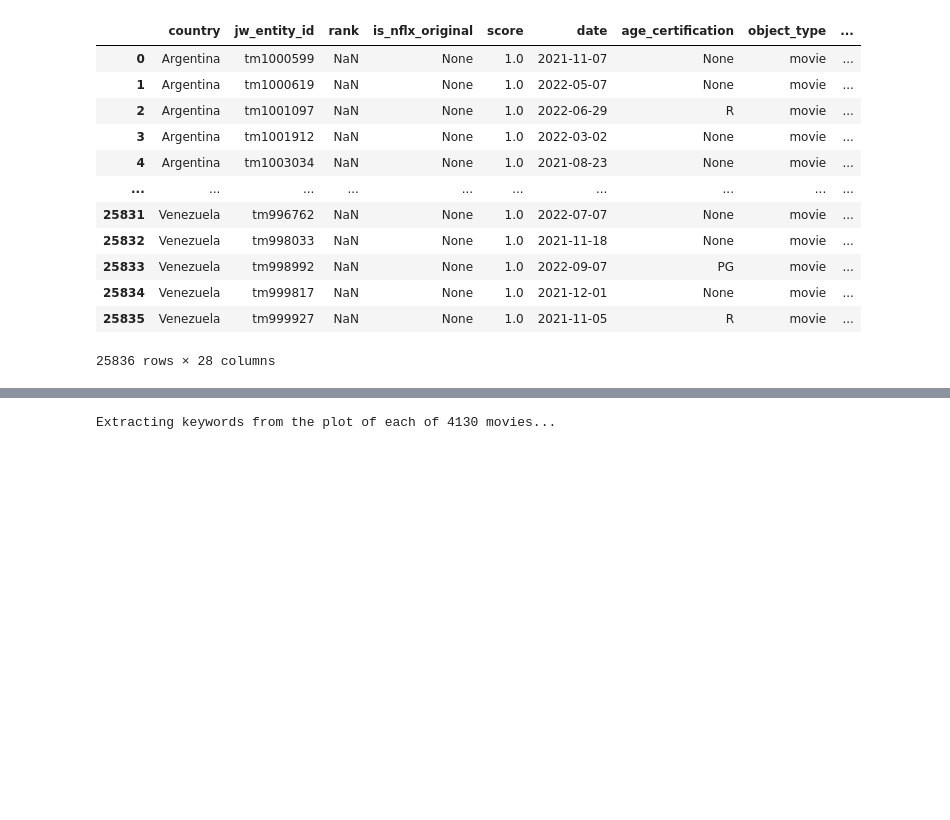
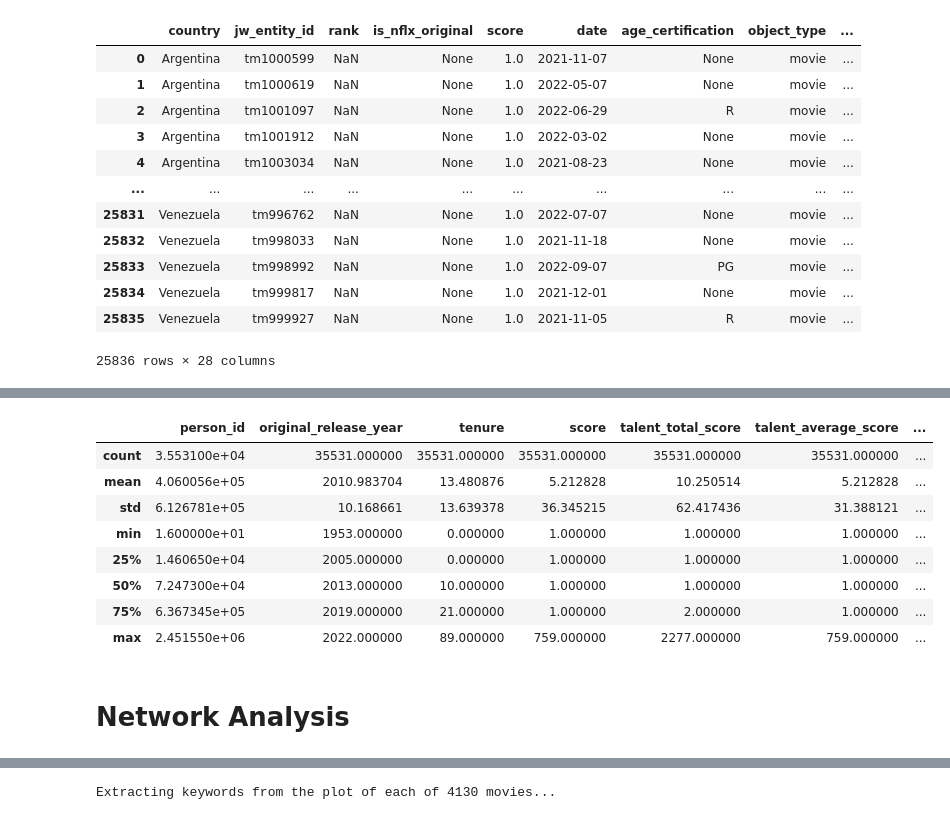
Before and after one commit to AlexCodeGlider/filmStreamingForecast, a Jupyter notebook: model.ipynb, the cells around one changed output, grey strips where cells are left out. Cells and saved outputs as stored; diff of their text form; code cells hidden in the pictures; blank space fills up the shorter version.

```diff
--- a/model.ipynb
+++ b/model.ipynb
@@ -88,0 +106,15 @@ talent
+# %%
+# Describe the distribution of the features
+local_talent.describe()
+# %% [output]
+|  | person_id | original_release_year | tenure | score | talent_total_score | talent_average_score | ... |
+| count | 3.553100e+04 | 35531.000000 | 35531.000000 | 35531.000000 | 35531.000000 | 35531.000000 | ... |
+| mean | 4.060056e+05 | 2010.983704 | 13.480876 | 5.212828 | 10.250514 | 5.212828 | ... |
+| std | 6.126781e+05 | 10.168661 | 13.639378 | 36.345215 | 62.417436 | 31.388121 | ... |
+| min | 1.600000e+01 | 1953.000000 | 0.000000 | 1.000000 | 1.000000 | 1.000000 | ... |
+| 25% | 1.460650e+04 | 2005.000000 | 0.000000 | 1.000000 | 1.000000 | 1.000000 | ... |
+| 50% | 7.247300e+04 | 2013.000000 | 10.000000 | 1.000000 | 1.000000 | 1.000000 | ... |
+| 75% | 6.367345e+05 | 2019.000000 | 21.000000 | 1.000000 | 2.000000 | 1.000000 | ... |
+| max | 2.451550e+06 | 2022.000000 | 89.000000 | 759.000000 | 2277.000000 | 759.000000 | ... |
+# %% [markdown]
+# Network Analysis
```
Also changed, not shown: parts of 11 cells of this notebook, 3 other files.
